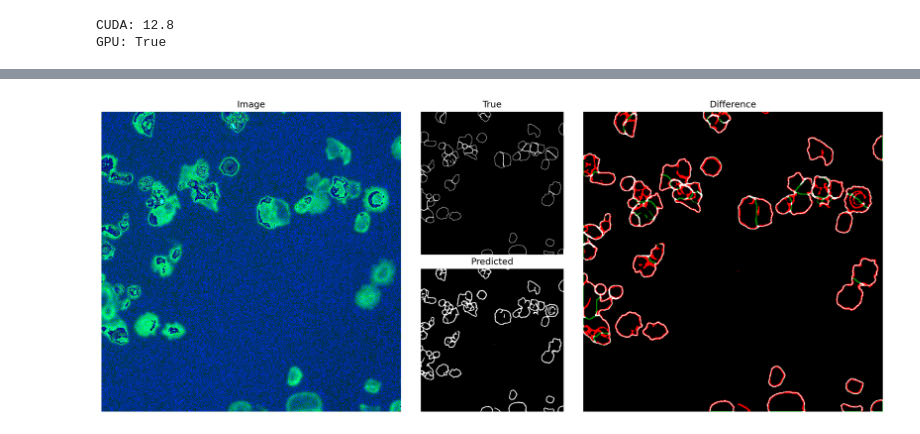
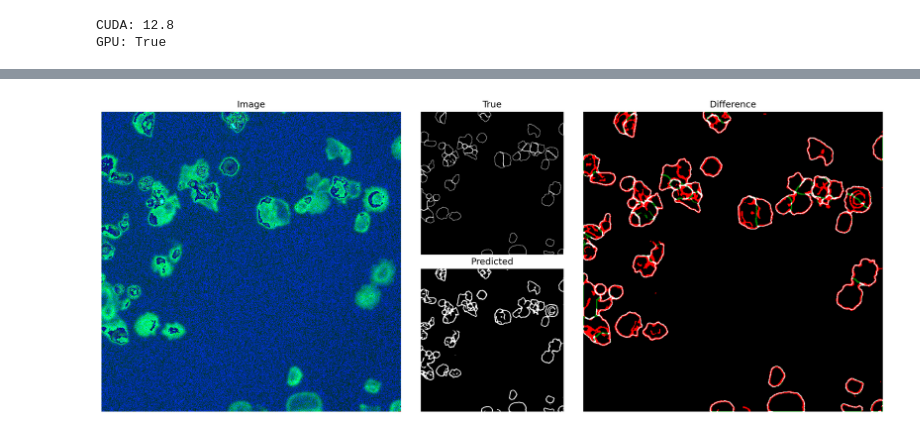
Before and after one commit to ReSpix/neural, a Jupyter notebook: notebooks/segmentation.ipynb, the cells around one changed output, grey strips where cells are left out. Drawn from its saved outputs; the diff is of its cells as text; code cells hidden in the pictures.

```diff
--- a/notebooks/segmentation.ipynb
+++ b/notebooks/segmentation.ipynb
@@ -231,7 +244,7 @@ def unet(
 
     return keras.models.Model(inputs=inputs, outputs=x, name=name)
 # %%
-model = unet(1, 16)
+model = unet(1, 8, 5)
 # %%
 model.summary()
 # %% [output]
@@ -367,7 +380,11 @@ model.compile(
     metrics=[BinaryIoU(threshold=0.4)],
 )
 # %%
-logdir = os.path.join(LOGS_DIR, "segmentation", datetime.datetime.now().strftime("%Y%m%d-%H%M%S"))
+PIPELINE_NAME = "tversky_deep"
+
+logdir = Path(LOGS_DIR) / PIPELINE_NAME
+if logdir.is_dir():
+    logdir = Path(LOGS_DIR) / datetime.datetime.now().strftime("%Y%m%d-%H%M%S")
 # %%
 from torch.utils.tensorboard import SummaryWriter
 
@@ -397,5 +414,5 @@ callbacks = [
     Stabilizer()
 ]
 # %%
-model.fit(train_ds, validation_data=val_ds, epochs=200, callbacks=callbacks)
+model.fit(train_ds, validation_data=val_ds, epochs=150, callbacks=callbacks)
 # %% [output]
@@ -461,7 +478,8 @@ def confusion_image(image: np.ndarray, y_true: np.ndarray, y_pred: np.ndarray):
     ax_overlay.imshow((y_true == 0) & (y_pred > 0), cmap=reds, interpolation=None)
     ax_overlay.imshow((y_true > 0) & (y_pred == 0), cmap=greens, interpolation=None)
 
-    plt.tight_layout()
+    fig.tight_layout()
+    return fig
 # %%
 y_pred = np.squeeze(model.predict(val_ds))
 # %% [output]
@@ -471,6 +489,6 @@ example_idx = 1
 # %%
 binary_mask = (y_pred[example_idx] > 0.4).astype(np.uint8)
 # %%
-confusion_image(val_ds[0][0][example_idx], val_ds[0][1][example_idx], binary_mask)
+confusion = confusion_image(val_ds[0][0][example_idx], val_ds[0][1][example_idx], binary_mask)
 # %% [output]
-[figure, old version]
+[figure, new version]
```
Also changed, not shown: parts of 8 cells of this notebook.
